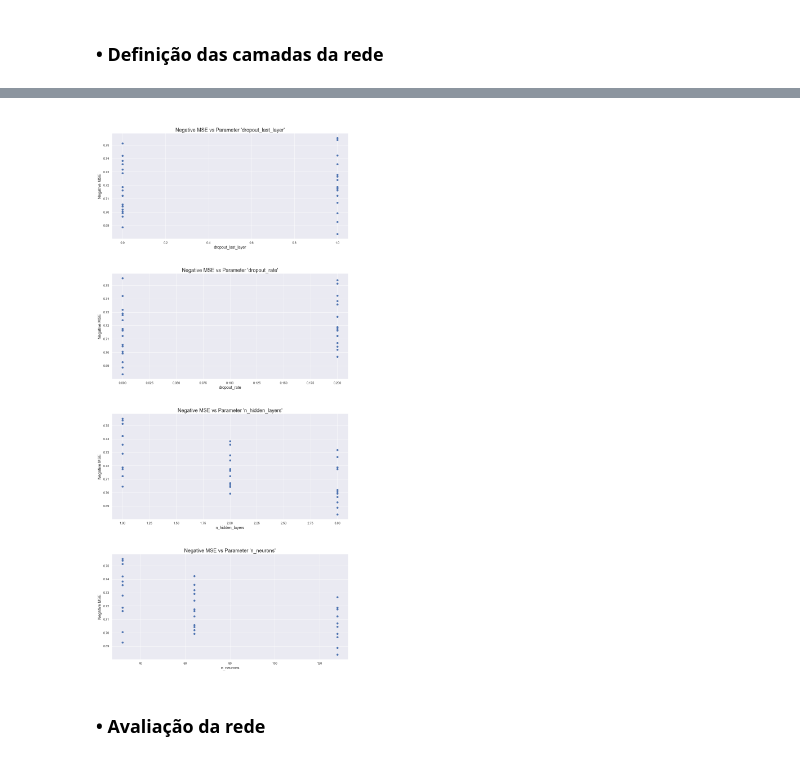
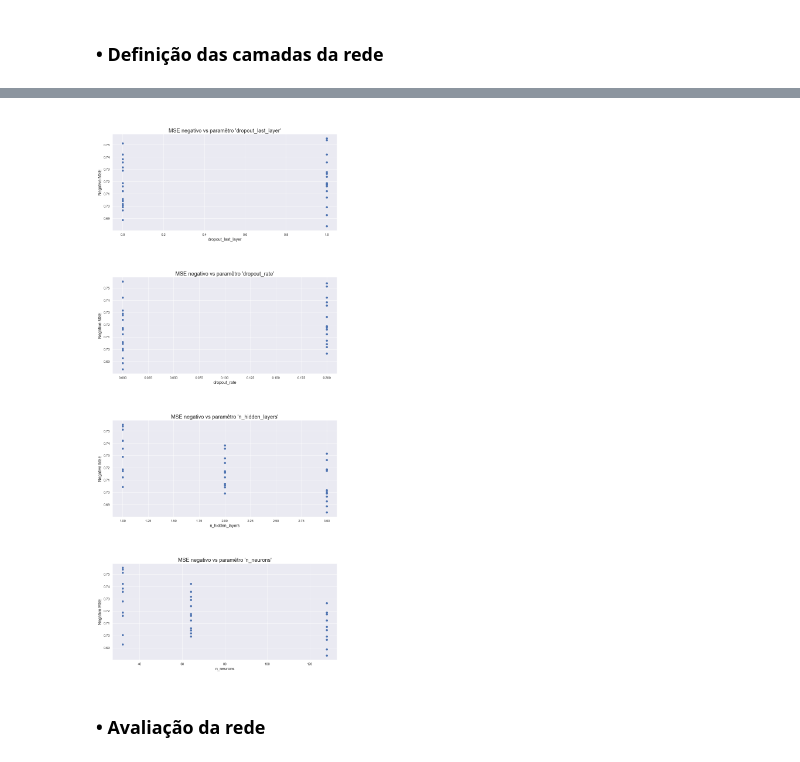
Before and after one commit to pedroboechat/COC361_InteligenciaComputacional, a Jupyter notebook: notebook_classification.ipynb, the cells around one changed output, grey strips where cells are left out. Drawn from its saved outputs; the diff is of its cells as text; code cells hidden in the pictures.

```diff
--- a/notebook_classification.ipynb
+++ b/notebook_classification.ipynb
@@ -388,17 +463,17 @@ df_grid.head()
 # %%
 fig, ax = plt.subplots(nrows=4, figsize=(13, 4*7))
 params_list = df_grid.columns[2:]
 
 for i in range(4):
     ax[i].scatter(df_grid[params_list[i]], df_grid["mean_test_score"])
-    ax[i].set_title(f"\n\nNegative MSE vs Parameter '{params_list[i][6:]}'", fontsize=18)
+    ax[i].set_title(f"\n\nMSE negativo vs paramêtro '{params_list[i][6:]}'", fontsize=18)
     ax[i].set_xlabel(params_list[i][6:], fontsize=14)
     ax[i].set_ylabel("Negative MSE", fontsize=14)
 
 fig.tight_layout(pad=2.0)
 plt.show()
 # %% [output]
-[figure, old version]
+[figure, new version]
 # %% [markdown]
 ### • Avaliação da rede
 # %%
```
Also changed, not shown: parts of 11 cells of this notebook, 1 other file.
